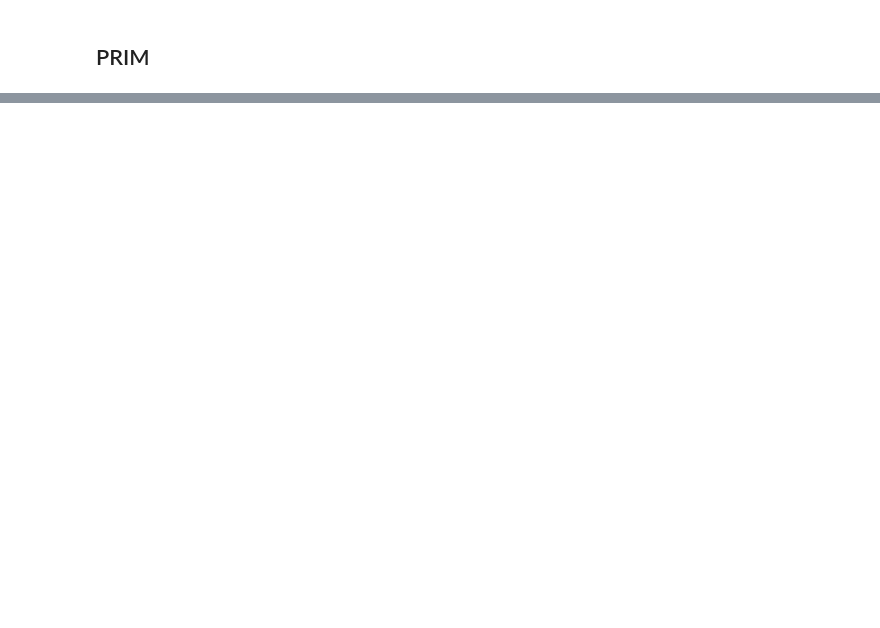
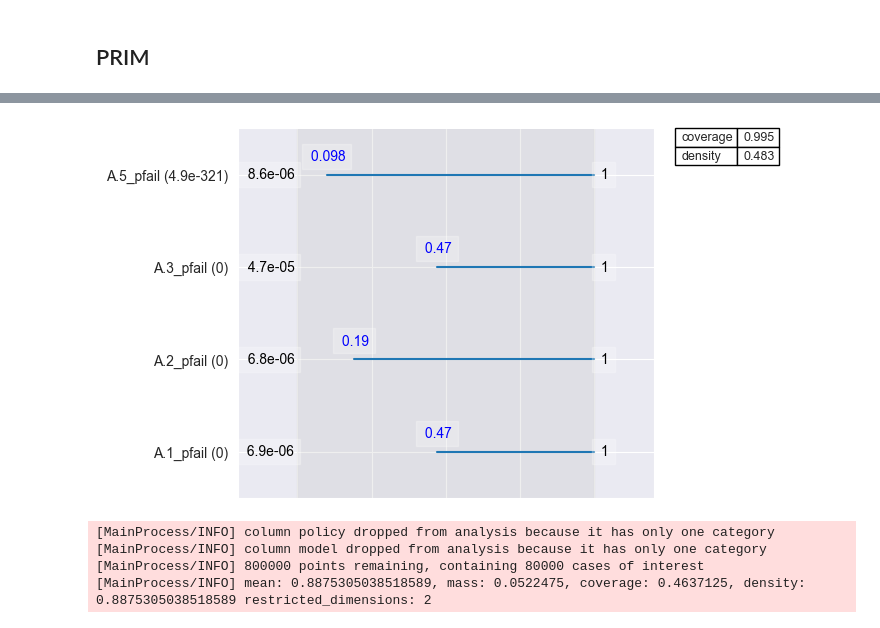
Before and after one commit to jeroenvantil/epa141A_open, a Jupyter notebook: final assignment/Scenario Discovery.ipynb, the cells around one changed output, grey strips where cells are left out. Drawn from its saved outputs; the diff is of its cells as text; code cells hidden in the pictures; blank space fills up the shorter version.

```diff
--- a/final assignment/Scenario Discovery.ipynb
+++ b/final assignment/Scenario Discovery.ipynb
@@ -233,5 +153,15 @@ box_damages = prim_alg.find_box()
+# %%
+box_damages.inspect(15, style='graph')
+plt.show()
+# %% [output]
+[figure, added]
 # %%
 ema_logging.log_to_stderr(ema_logging.INFO)
-prim_alg = prim.Prim(x=x, y=y_deaths, threshold= 0.8, peel_alpha= 0.1)
+prim_alg = prim.Prim(x=x, y=df_deaths['y_worst'], threshold= 0.8, peel_alpha= 0.1)
 
-box_deaths = prim_alg.find_box()
+box_deaths_worst = prim_alg.find_box()
+# %% [output]
+[MainProcess/INFO] column policy dropped from analysis because it has only one category
+[MainProcess/INFO] column model dropped from analysis because it has only one category
+[MainProcess/INFO] 800000 points remaining, containing 80000 cases of interest
+[MainProcess/INFO] mean: 0.8875305038518589, mass: 0.0522475, coverage: 0.4637125, density: 0.8875305038518589 restricted_dimensions: 2
```
Also changed, not shown: parts of 15 cells of this notebook, 8 other files.
